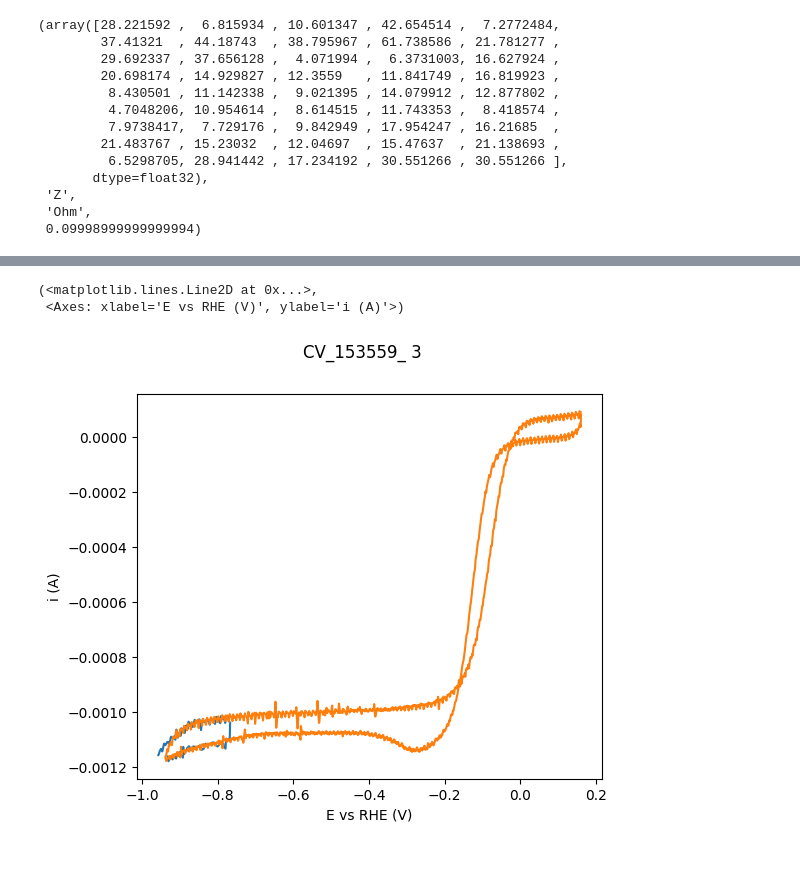
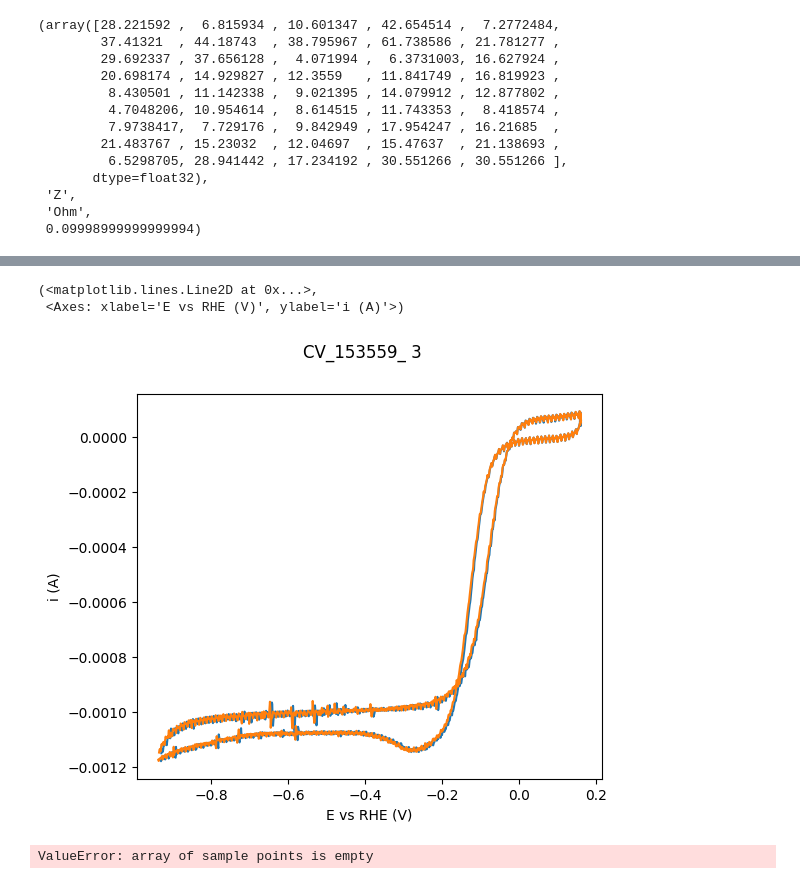
Before and after one commit to NordicEC/EC4py, a Jupyter notebook: dev/CV_Data/CV_Data_t5 _IRCOMP.ipynb, the cells around one changed output, grey strips where cells are left out. Saved outputs shown, nothing was run; the diff lists cells and outputs as text; code cells hidden in the pictures.

```diff
--- a/dev/CV_Data/CV_Data_t5 _IRCOMP.ipynb
+++ b/dev/CV_Data/CV_Data_t5 _IRCOMP.ipynb
@@ -51,8 +57,13 @@ CV_Data(paths[0]).plot(plot=p)
+# %%
+_,p = CV_Data(paths[0], IRCORR="Rmed").plot()
+CV_Data(paths[0]).plot(plot=p)
+# %% [output]
+(<matplotlib.lines.Line2D at 0x...>,
+ <Axes: xlabel='E vs RHE (V)', ylabel='i (A)'>)
+[figure, added]
 # %%
-_,p = CV_Data(paths[0], IRCOMP="R").plot()
+_,p = CV_Data(paths[0],IRCORR="R").plot(NEG)
 CV_Data(paths[0]).plot(plot=p)
 # %% [output]
-(<matplotlib.lines.Line2D at 0x...>,
- <Axes: xlabel='E vs RHE (V)', ylabel='i (A)'>)
+ValueError: array of sample points is empty
-[figure, removed]
 # %%
```
Also changed, not shown: parts of 4 cells of this notebook, 3 other files.
